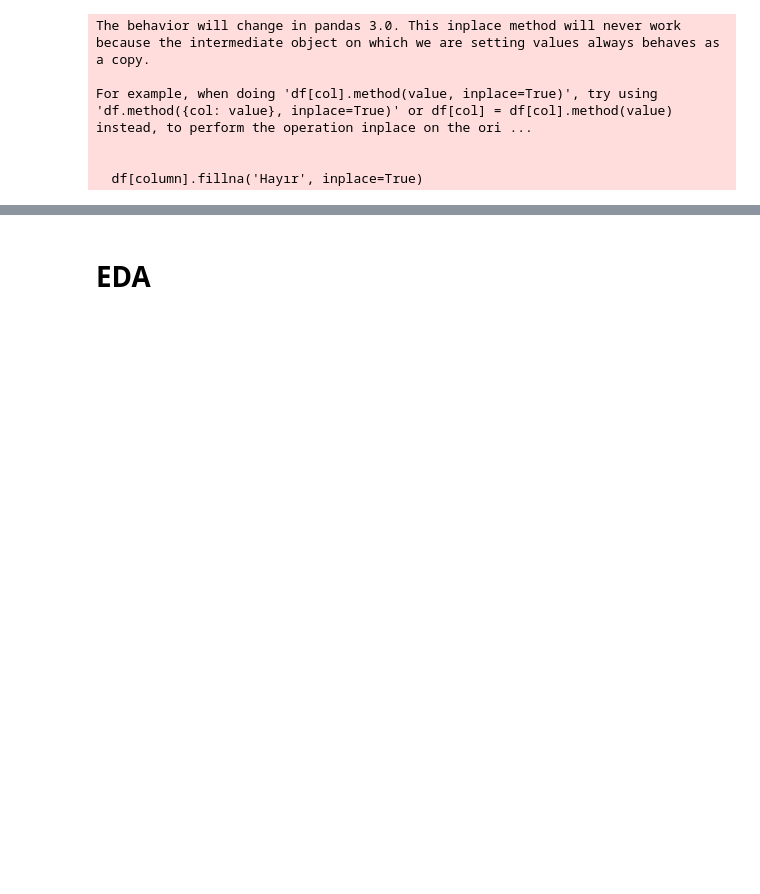
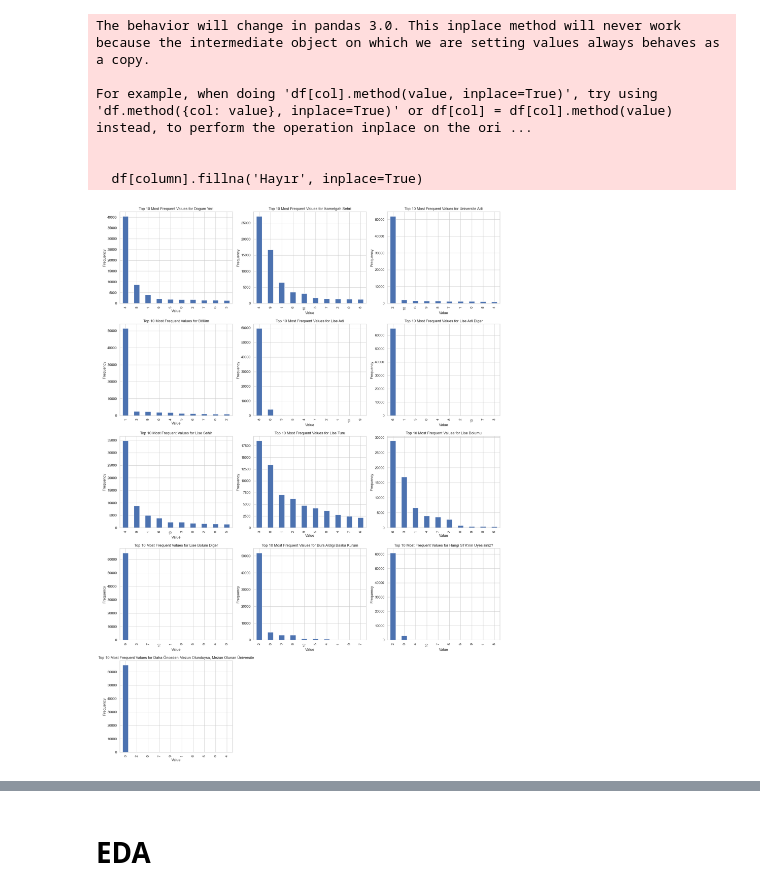
Before and after one commit to bedirhan420/B-y-kVeriliYa-amlar, a Jupyter notebook: main.ipynb, the cells around one changed output, grey strips where cells are left out. Saved outputs shown, nothing was run; the diff lists cells and outputs as text; code cells hidden in the pictures; blank space fills up the shorter version.

```diff
--- a/main.ipynb
+++ b/main.ipynb
@@ -780,0 +779,55 @@ For example, when doing 'df[col].method(value, inplace=True)', try using 'df.met
+# %%
+import math
+def plot_top_frequent_values(df, categorical_columns, top_n=10):
+    """
+    Plot the top N most frequent values for each categorical column in the DataFrame using subplots.
+
+    Parameters:
+    df (pd.DataFrame): The DataFrame containing the data.
+    categorical_columns (list): List of column names to plot.
+    top_n (int): Number of top frequent values to display.
+    """
+    num_columns = 3  # Number of subplots per row
+    num_plots = len(categorical_columns)  # Total number of plots
+    num_rows = math.ceil(num_plots / num_columns)  # Calculate the number of rows needed
+
+    # Create subplots
+    fig, axes = plt.subplots(num_rows, num_columns, figsize=(18, 5 * num_rows))
+    axes = axes.flatten()  # Flatten to make indexing easier
+
+    for i, column in enumerate(categorical_columns):
+        if column in df.columns:
+            # Count the frequency of each unique value in the column
+            value_counts = df[column].value_counts()
+
+            # Select the top N most frequent values
+            top_values = value_counts.head(top_n)
+
+            # Plotting
+            top_values.plot(kind='bar', ax=axes[i])
+            axes[i].set_title(f'Top {top_n} Most Frequent Values for {column}')
+            axes[i].set_xlabel('Value')
+            axes[i].set_ylabel('Frequency')
+            axes[i].tick_params(axis='x', rotation=90)  # Rotate x-axis labels for better readability
+        else:
+            print(f"Column '{column}' does not exist in the DataFrame.")
+
+    # Hide any unused subplots
+    for j in range(i + 1, len(axes)):
+        fig.delaxes(axes[j])
+
+    plt.tight_layout()  # Adjust layout for better spacing
+    plt.show()
+
+
+other_categorical_columns = [ 'Dogum Yeri', 'Ikametgah Sehri',
+       'Universite Adi','Bölüm',
+       'Lise Adi',
+       'Lise Adi Diger', 'Lise Sehir', 'Lise Turu', 'Lise Bolumu',
+       'Lise Bolum Diger', 'Burs Aldigi Baska Kurum',
+       "Hangi STK'nin Uyesisiniz?",
+       'Daha Önceden Mezun Olunduysa, Mezun Olunan Üniversite']
+
+plot_top_frequent_values(train_df, other_categorical_columns)
+# %% [output]
+[figure, added]
```
Also changed, not shown: parts of 14 cells of this notebook.
